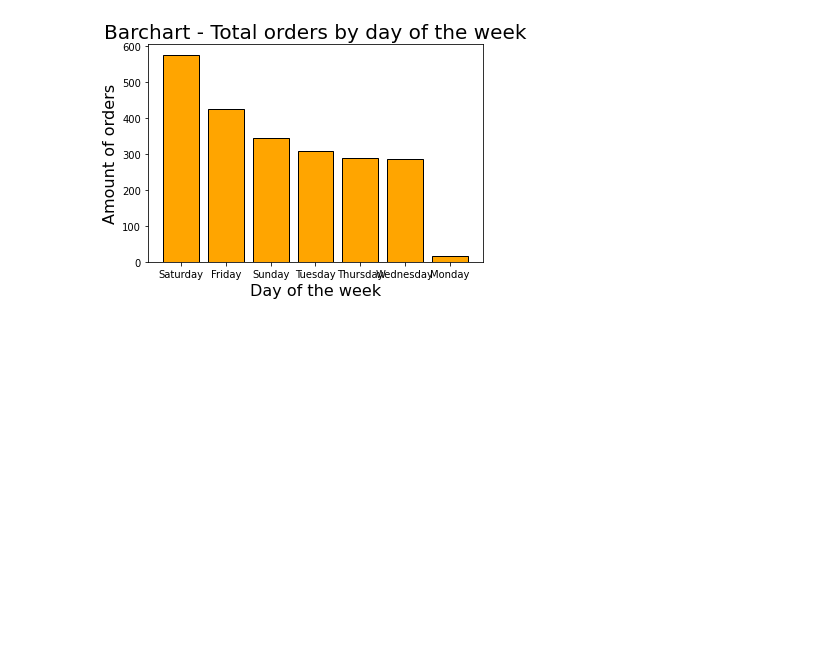
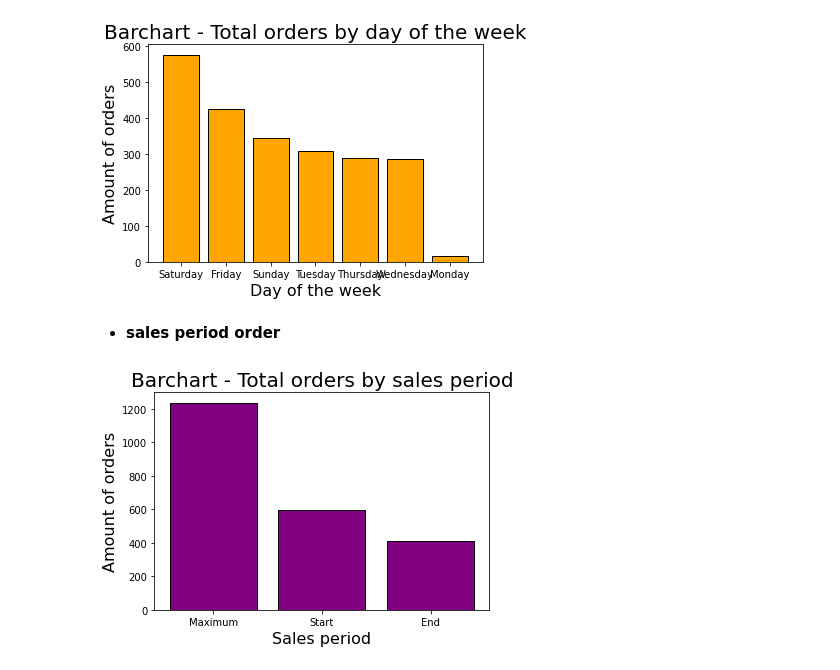
Before and after one commit to victor-s-santos/discovering-association-rules, a Jupyter notebook: 02-pizzeria/charts.ipynb, the cells around one changed output. Cells and saved outputs as stored; diff of their text form; code cells hidden in the pictures; blank space fills up the shorter version.

Commit message:
Total orders by sales period

```diff
--- a/02-pizzeria/charts.ipynb
+++ b/02-pizzeria/charts.ipynb
@@ -36,3 +36,16 @@ plt.title('Barchart - Total orders by day of the week',fontsize=20)
 plt.show()
 # %% [output]
 [figure]
+# %% [markdown]
+* __sales period order__
+# %%
+x1 = list(data['periodo_de_vendas'].value_counts().keys())
+y1 = list(data['periodo_de_vendas'].value_counts())
+# %%
+plt.bar(x1, y1, color='purple',edgecolor='black')
+plt.xlabel('Sales period', fontsize=16)
+plt.ylabel('Amount of orders', fontsize=16)
+plt.title('Barchart - Total orders by sales period',fontsize=20)
+plt.show()
+# %% [output]
+[figure, added]
```
